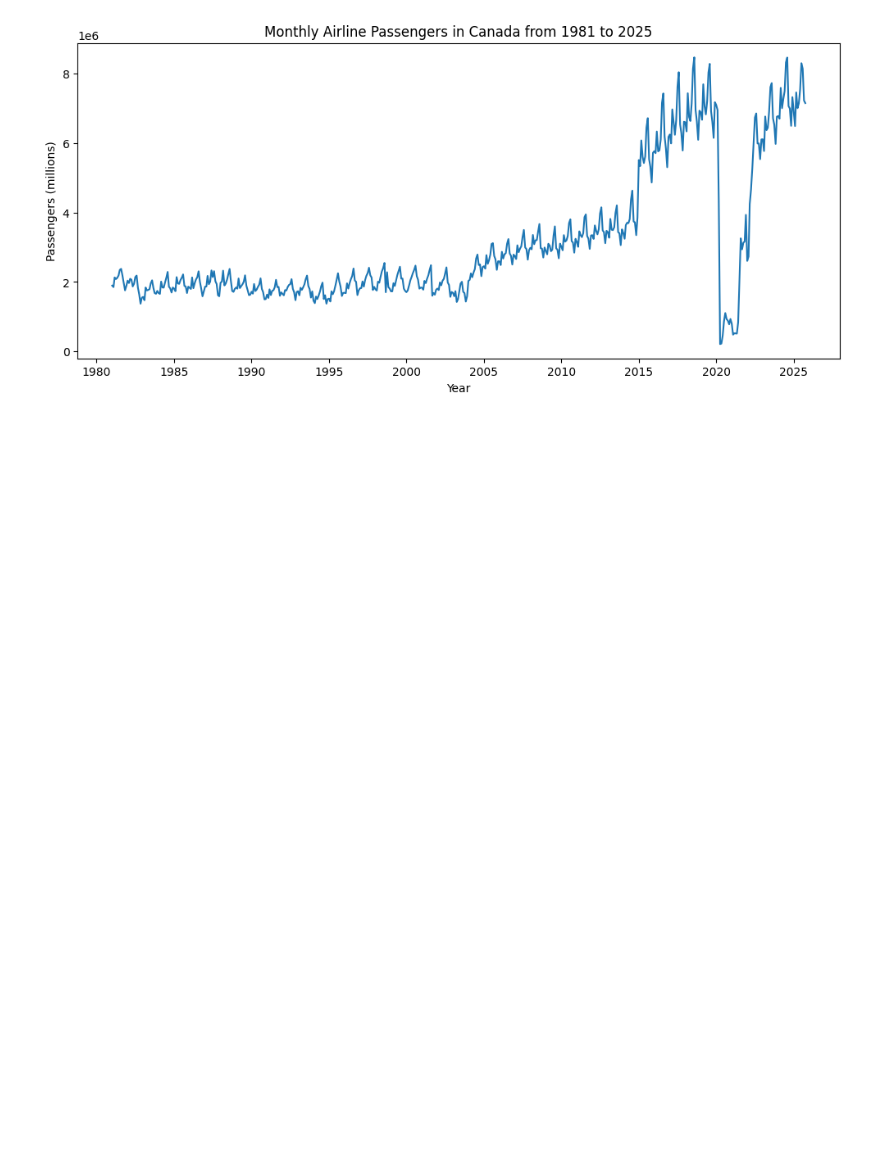
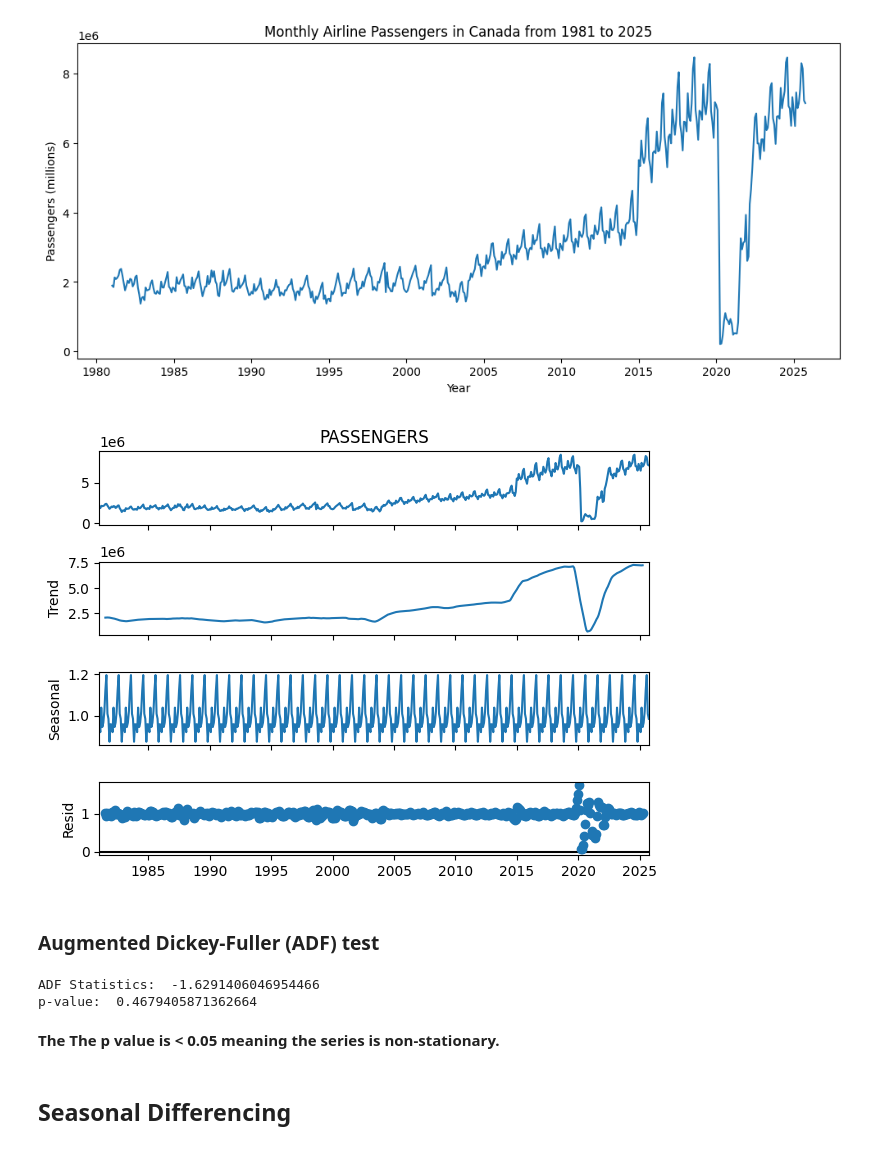
Before and after one commit to ajinikhil/aviation_forecasting_canada, a Jupyter notebook: analysis.ipynb, the cells around one changed output. Cells and saved outputs as stored; diff of their text form; code cells hidden in the pictures; blank space fills up the shorter version.

Commit message:
Added ADF test, seasonal differencing, plotted and interpreted ACF and PACF, abd model fitting.
Next step is to do forecasting.

```diff
--- a/analysis.ipynb
+++ b/analysis.ipynb
@@ -133,0 +154,8 @@ plt.show()
+# %%
+decompose = seasonal_decompose(df["PASSENGERS"], model="multiplicative", period=12)
+decompose.plot()
+plt.show()
+# %% [output]
+[figure, added]
+# %% [markdown]
+### Augmented Dickey-Fuller (ADF) test
@@ -133,0 +164,12 @@ plt.show()
+# %%
+adf_result = adfuller(df["PASSENGERS"])
+
+print("ADF Statistics: ", adf_result[0])
+print("p-value: ", adf_result[1])
+# %% [output]
+ADF Statistics:  -1.6291406046954466
+p-value:  0.4679405871362664
+# %% [markdown]
+__The The p value is < 0.05 meaning the series is non-stationary.__
+# %% [markdown]
+## Seasonal Differencing
```
Also changed, not shown: parts of 26 cells of this notebook.
